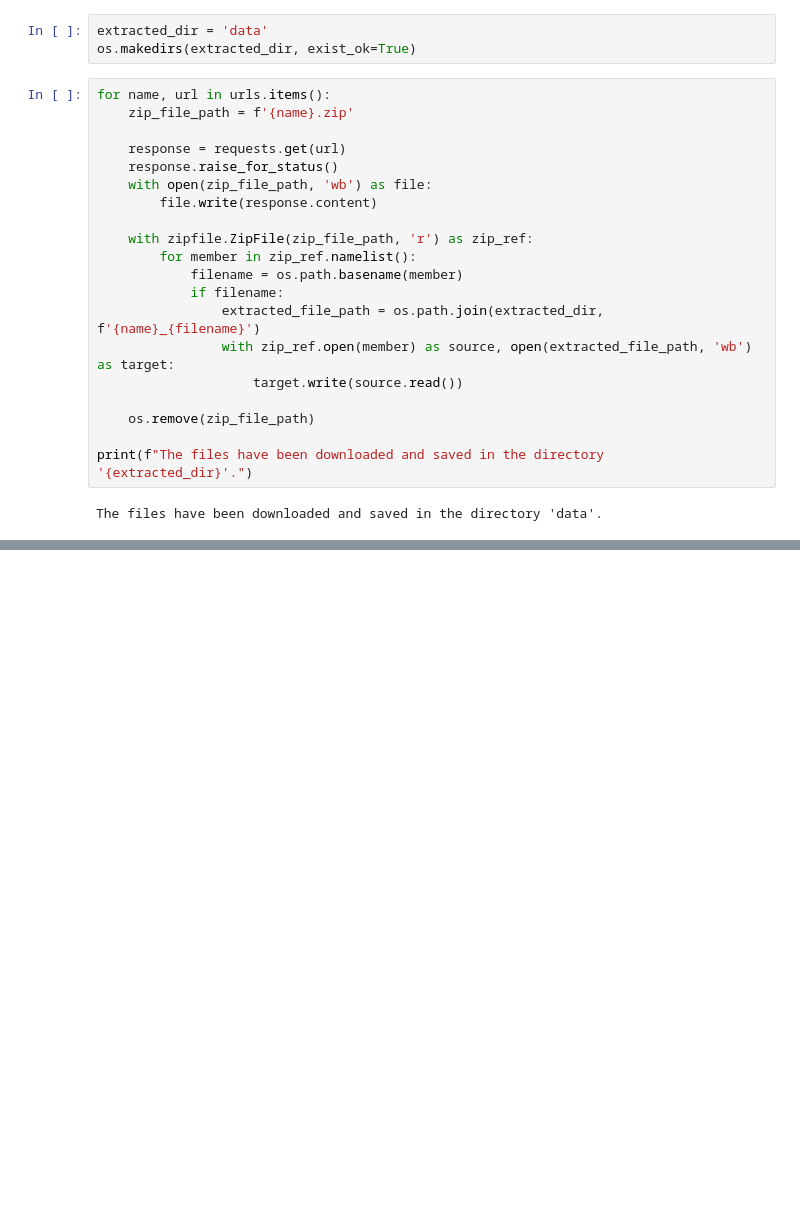
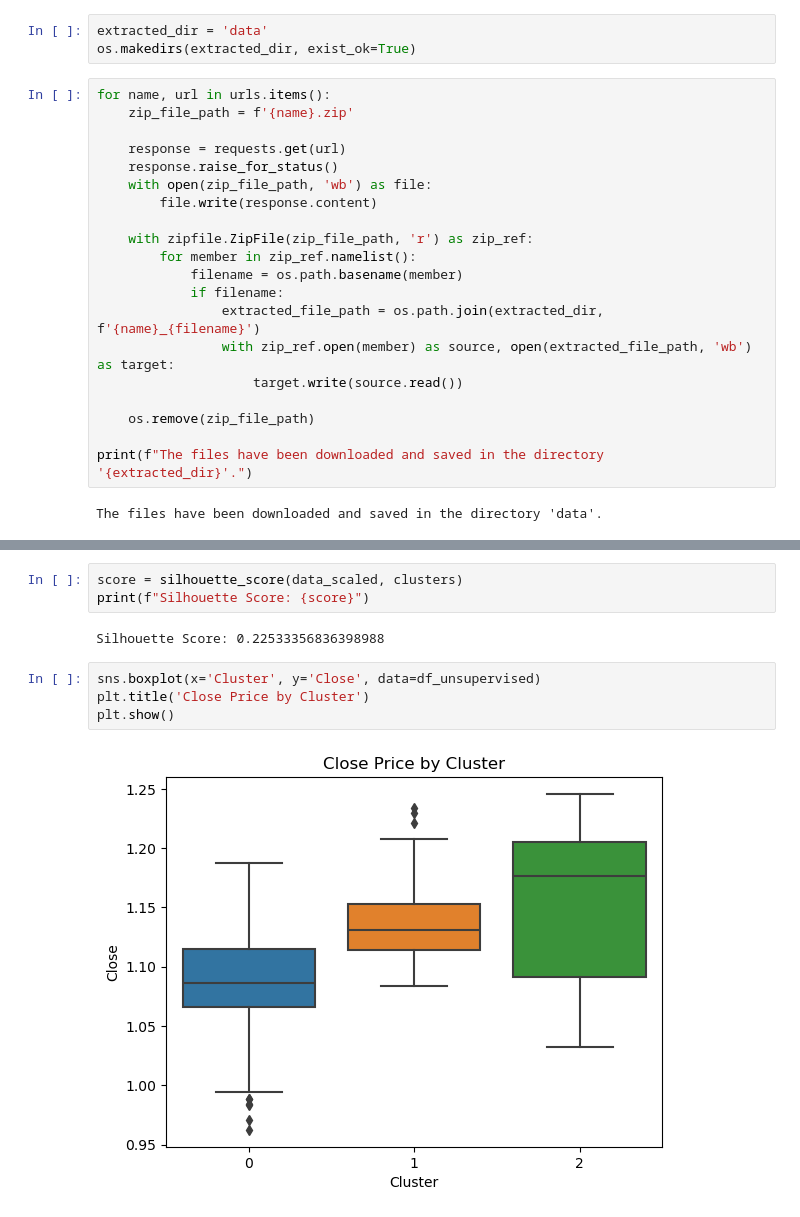
Before and after one commit to SwissDataInsights/Analysis-of-COT-reports, a Jupyter notebook: COT_analyst.ipynb, the cells around one changed output, grey strips where cells are left out. Drawn from its saved outputs; the diff is of its cells as text; blank space fills up the shorter version.

```diff
--- a/COT_analyst.ipynb
+++ b/COT_analyst.ipynb
@@ -55,0 +329,11 @@ The files have been downloaded, linked and saved as 'data/merged_data.csv'.
+# %%
+score = silhouette_score(data_scaled, clusters)
+print(f"Silhouette Score: {score}")
+# %% [output]
+Silhouette Score: 0.22533356836398988
+# %%
+sns.boxplot(x='Cluster', y='Close', data=df_unsupervised)
+plt.title('Close Price by Cluster')
+plt.show()
+# %% [output]
+[figure, added]
```
Also changed, not shown: parts of 38 cells of this notebook, 12 other files.
